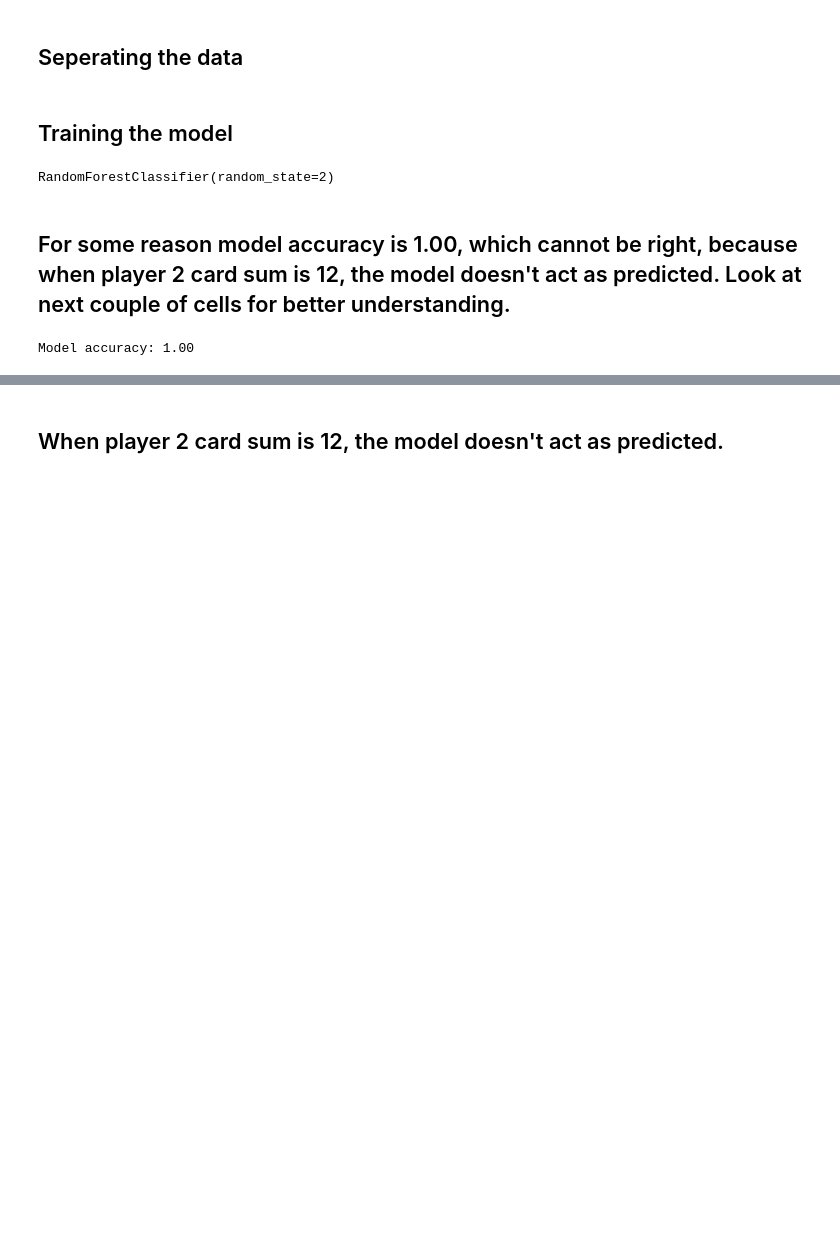
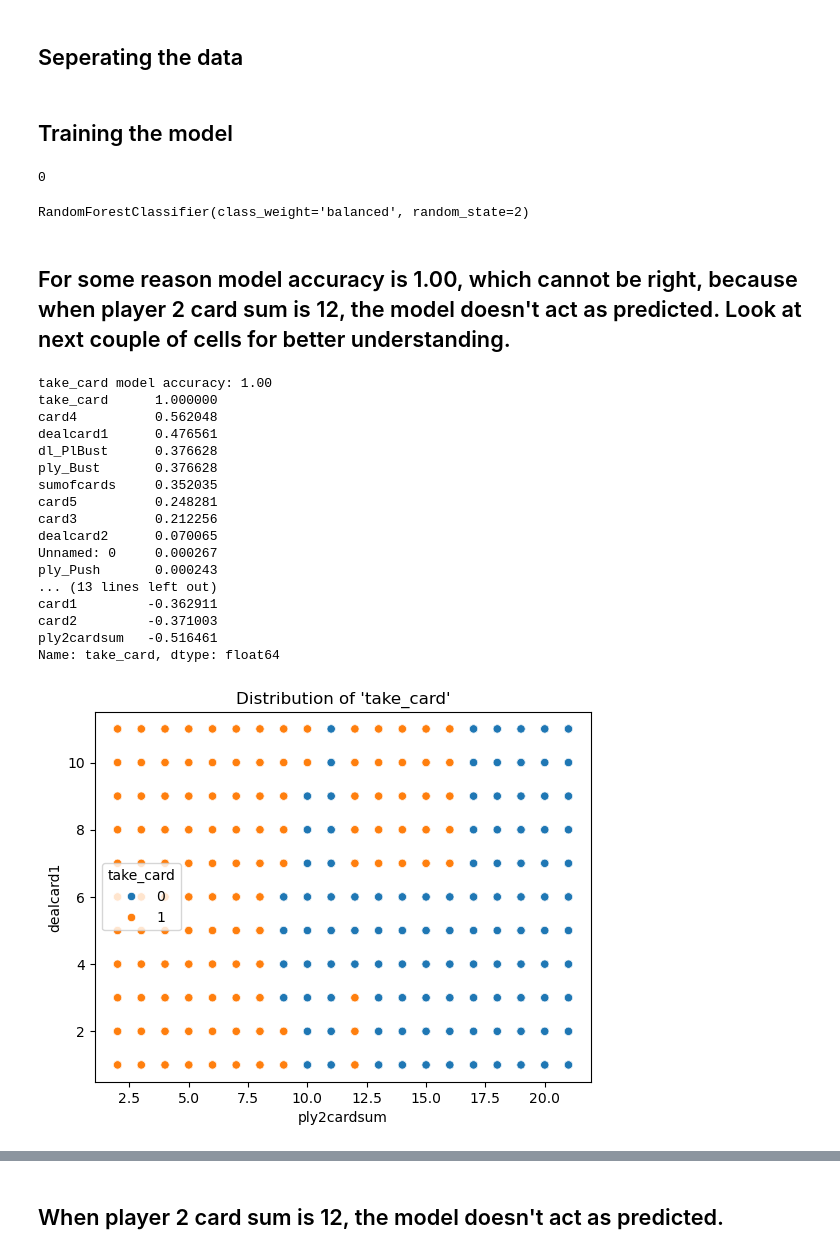
Before and after one commit to KirillMitjurin/DA6_project, a Jupyter notebook: BlackJack.ipynb, the cells around one changed output, grey strips where cells are left out. Saved outputs shown, nothing was run; the diff lists cells and outputs as text; code cells hidden in the pictures; blank space fills up the shorter version.

Commit message:
Chagned structure add test

```diff
--- a/BlackJack.ipynb
+++ b/BlackJack.ipynb
@@ -92,17 +102,56 @@ X_train, X_test, y_train, y_test = train_test_split(X, y, test_size=0.2, random_
+# %%
+# Define features (X) and target (y)
+features = data[['card1', 'card2', 'ply2cardsum', 'dealcard1']]
+# Targets: Individual target columns
+target_take_card = data['take_card']
 # %% [markdown]
 ## Training the model
+# %%
+# Split data for 'take_card'
+X_train_tc, X_test_tc, y_train_tc, y_test_tc = train_test_split(
+    features, target_take_card, test_size=0.2, random_state=2
+)
+# %%
+print(y_train_tc.isnull().sum())  # Check for NaNs in the 'take_card' target
+# %% [output]
+0
 # %%
-# Train the Random Forest model
-clf = RandomForestClassifier(random_state=2)
-clf.fit(X_train, y_train)
+# Train Random Forest for 'take_card'
+clf_take_card = RandomForestClassifier(random_state=2, class_weight='balanced')
+clf_take_card.fit(X_train_tc, y_train_tc)
 # %% [output]
-RandomForestClassifier(random_state=2)
+RandomForestClassifier(class_weight='balanced', random_state=2)
 # %% [markdown]
 ## For some reason model accuracy is 1.00, which cannot be right, because when player 2 card sum is 12, the model doesn't act as predicted. Look at next couple of cells for better understanding.
-# %%
-# Evaluate the model
-accuracy = clf.score(X_test, y_test)
-print(f"Model accuracy: {accuracy:.2f}")
-# %% [output]
-Model accuracy: 1.00
+# %%
+# Evaluate 'take_card' model
+accuracy_take_card = clf_take_card.score(X_test_tc, y_test_tc)
+print(f"take_card model accuracy: {accuracy_take_card:.2f}")
+correlations = data.corr()
+print(correlations['take_card'].sort_values(ascending=False))
+import seaborn as sns
+import matplotlib.pyplot as plt
+
+sns.scatterplot(x='ply2cardsum', y='dealcard1', hue='take_card', data=data)
+plt.title("Distribution of 'take_card'")
+plt.show()
+# %% [output]
+take_card model accuracy: 1.00
+take_card      1.000000
+card4          0.562048
+dealcard1      0.476561
+dl_PlBust      0.376628
+ply_Bust       0.376628
+sumofcards     0.352035
+card5          0.248281
+card3          0.212256
+dealcard2      0.070065
+Unnamed: 0     0.000267
+ply_Push       0.000243
+... (13 lines left out)
+card1         -0.362911
+card2         -0.371003
+ply2cardsum   -0.516461
+Name: take_card, dtype: float64
+[figure, added]
 # %%
```
Also changed, not shown: parts of 37 cells of this notebook.
